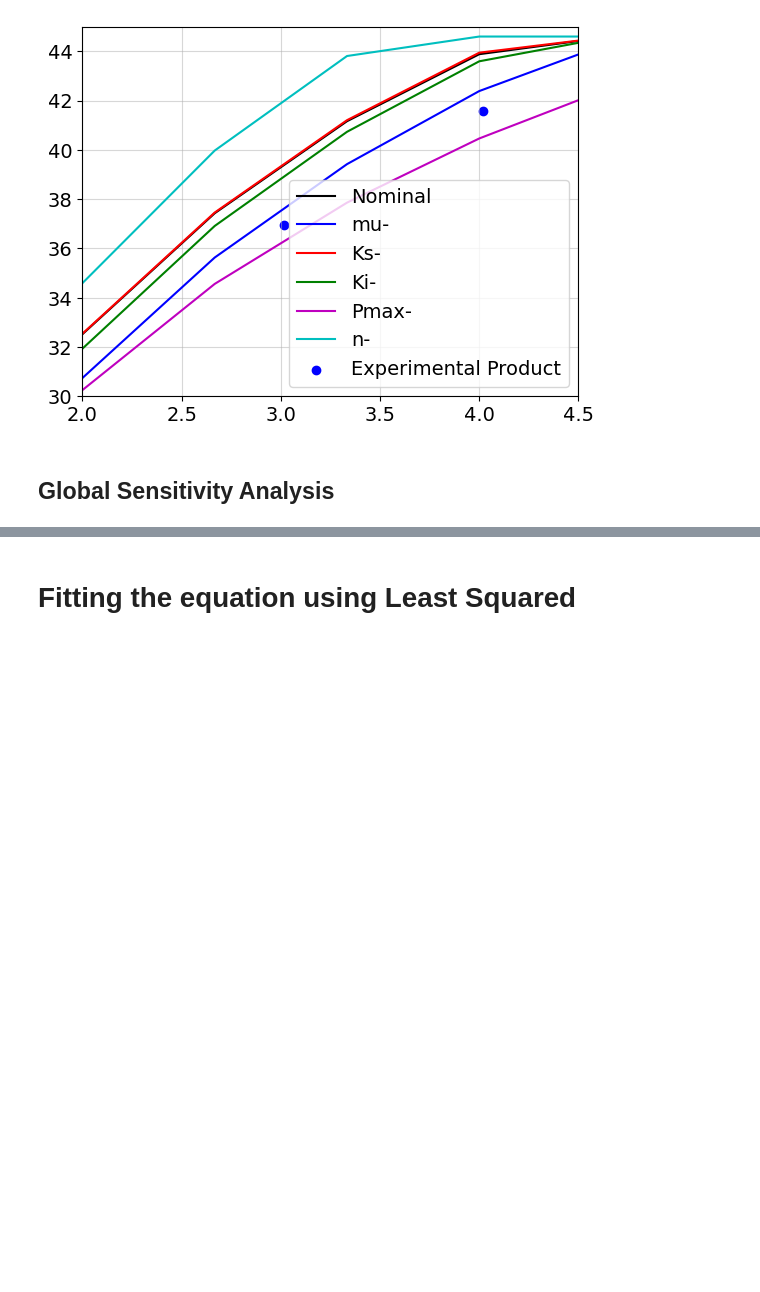
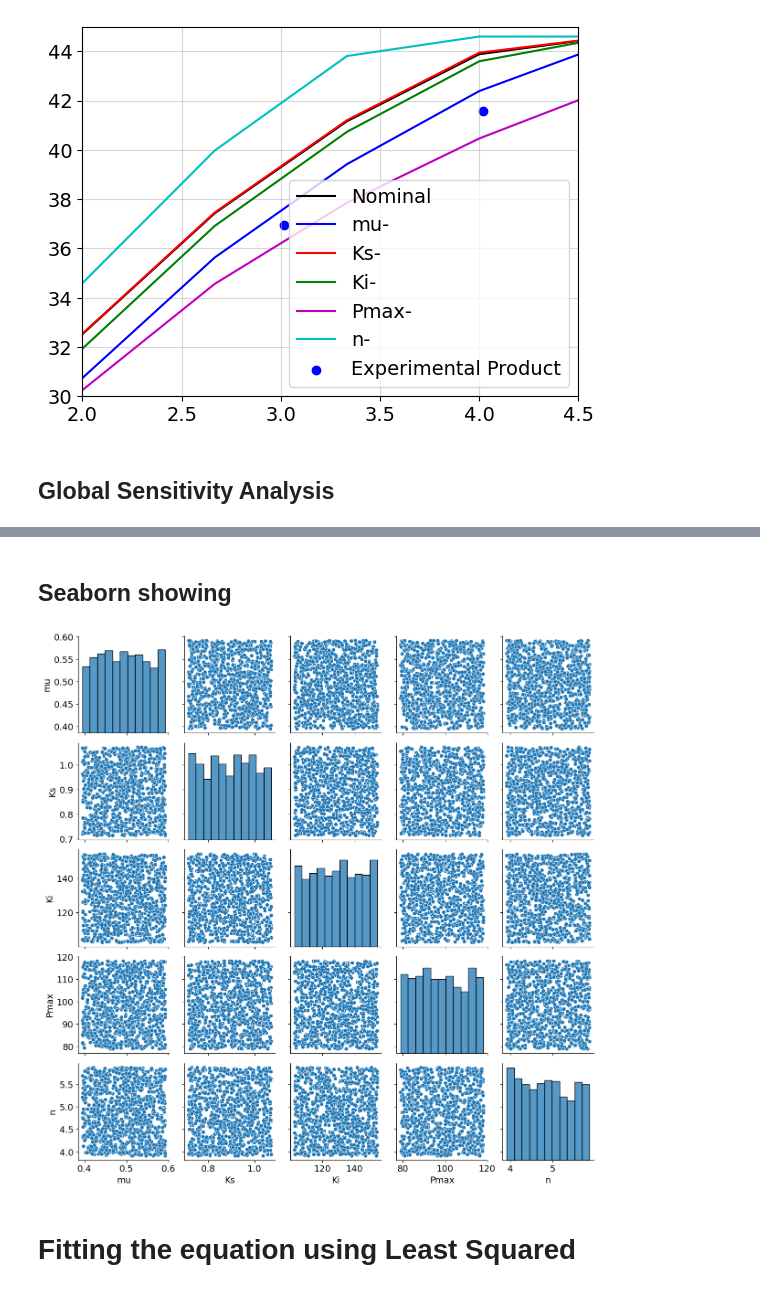
Before and after one commit to ashaheer1/Project-2, a Jupyter notebook: Project 2.ipynb, the cells around one changed output, grey strips where cells are left out. Saved outputs shown, nothing was run; the diff lists cells and outputs as text; code cells hidden in the pictures; blank space fills up the shorter version.

```diff
--- a/Project 2.ipynb
+++ b/Project 2.ipynb
@@ -1396,2 +1385,18 @@ for m in np.arange(0,N,1):
+# %% [markdown]
+## Seaborn showing
+# %%
+# Plot histograms of sampled parameter space
+import pandas as pd
+import seaborn as sns
+
+tmp = {'mu':goodmu, 'Ks':goodKs, 'Ki':goodKi, 'Pmax':goodPmax, 'n':goodn};
+df = pd.DataFrame(tmp);
+del(tmp)
+
+sns.pairplot(df)
+20
+plt.show()
+# %% [output]
+[figure, added]
 # %% [markdown]
 # Fitting the equation using Least Squared
```
Also changed, not shown: parts of 9 cells of this notebook.
